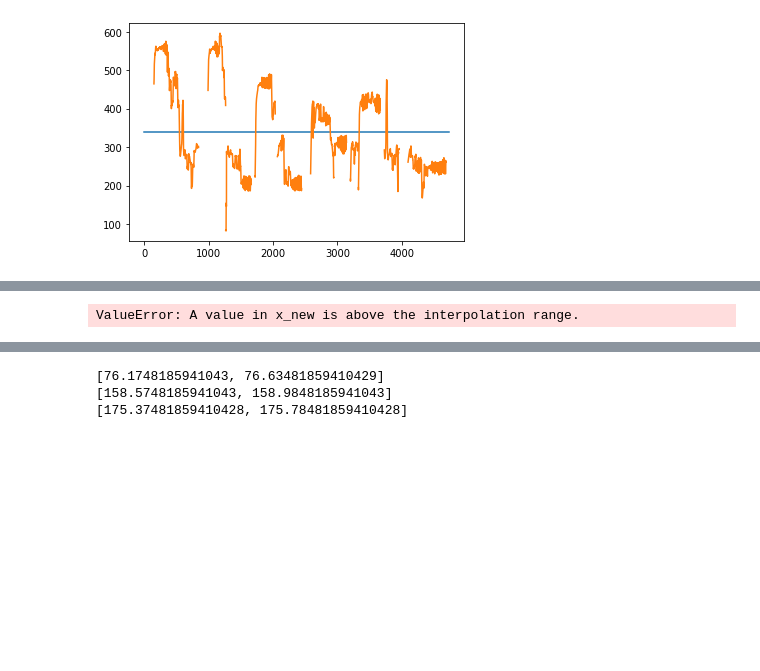
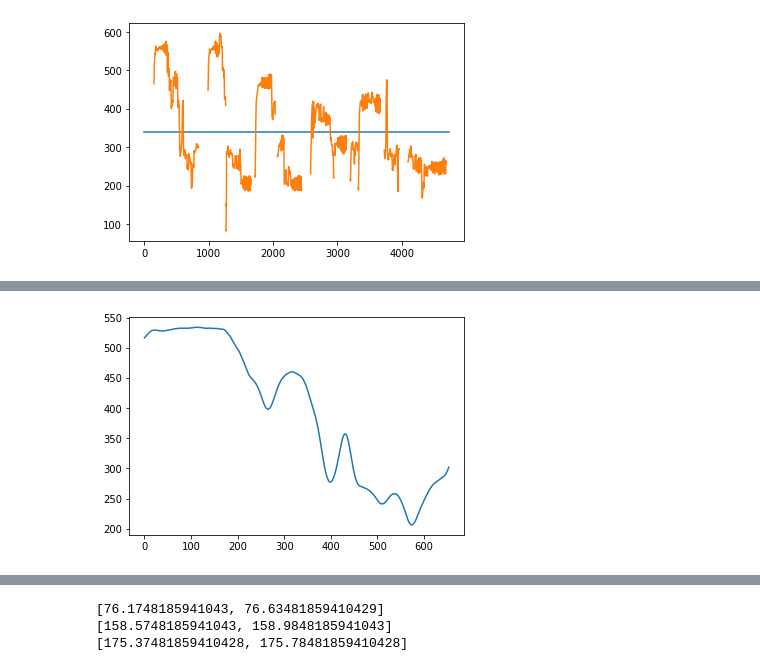
Before and after one commit to EvanSamaa/jali_sing, a Jupyter notebook: Singing Analysis.ipynb, the cells around one changed output, grey strips where cells are left out. Drawn from its saved outputs; the diff is of its cells as text; code cells hidden in the pictures; blank space fills up the shorter version.

```diff
--- a/Singing Analysis.ipynb
+++ b/Singing Analysis.ipynb
@@ -232,7 +238,7 @@ Text(0, 0.5, 'df/dt')
 # Formant Analysis of Belting vs Head voice
 # %%
 from scipy.interpolate import interp1d
-snd = parselmouth.Sound("E:/ten_videos/rolling_in_the_deep/rolling_in_the_deep_2/audio_vocals.wav")
+snd = parselmouth.Sound("/Volumes/EVAN_DISK/ten_videos/rolling_in_the_deep/rolling_in_the_deep_2/audio_vocals.wav")
 # %%
 formant = snd.to_formant_burg(time_step = dt)
 pitch = snd.to_pitch(time_step = time_step, pitch_ceiling = 1000)
@@ -271,7 +277,7 @@ plt.plot(H2_F1)
 [<matplotlib.lines.Line2D at 0x...>]
 [figure]
 # %%
-phoneme_alignment = textgrids.TextGrid("E:/alignment_test/alignment_output/rolling_in_the_deep_2_for_killian.TextGrid")
+phoneme_alignment = textgrids.TextGrid("/Volumes/EVAN_DISK/alignment_test/alignment_output/rolling_in_the_deep_2_for_killian.TextGrid")
 # %%
 VOWELS = set(['AA', 'AE', 'AH', 'AO', 'AW', 'AY', 'EH',
                       'EY', 'IH', 'IY', 'OW', 'OY',
@@ -349,7 +355,7 @@ print(Music_note.note2freq("C6"))
 # %% [markdown]
 ### Using SubHarmonic to Harmonic Ratio to determine Falsetto
 # %%
-audio_path_file = "E:/alignment_test/falsetto/Male_falsetto.wav"
+audio_path_file = "/Volumes/EVAN_DISK/alignment_test/falsetto/Male_falsetto.wav"
 sound = parselmouth.Sound(audio_path_file)
 # %%
 dt = 0.01
@@ -392,7 +398,7 @@ plt.plot(smoothed_H2_H1)
 # %%
 from util.sound_processing import *
 
-dir = "E:/Structured_data/cry_me_a_river_ella_fitzgerald"
+dir = "/Volumes/EVAN_DISK/Structured_data/cry_me_a_river_ella_fitzgerald"
 file_name_template = "audio_1"
 aligned_audio = combine_lyric_alignment_textgrids(dir, file_name_template)
 # %%
@@ -578,9 +551,16 @@ aligned_audio.write_textgrid(dir, file_name_template+"_full")
-# %%
-dir = "E:/Structured_data/rolling_in_the_deep_adele"
-file_name_template = "audio"
-lyric = combine_lyric_alignment_textgrids(dir, file_name_template)
-lyric.compute_self_vibrato_intervals()
-lyric.compute_self_singing_style_intervals()
-lyric.write_textgrid(dir, file_name_template+"_full")
-# %% [output]
-ValueError: A value in x_new is above the interpolation range.
+# %%
+# setting up window function for smoothing
+sigma = 10 # smoothing around the 0.1 second neighbourhood
+window = 1/np.sqrt(np.pi * 2) / sigma * gaussian(sigma * 4, sigma)
+window_short = 1/np.sqrt(np.pi * 2) / sigma * gaussian(sigma * 2, sigma)
+
+# this is the interval with the first long vowel
+interval = sub_intervals[2]
+xs_interval = xs[interval[0]:interval[1]]
+freq_interval = f(xs_interval)
+padded_freq_interval = np.pad(freq_interval, [sigma, sigma], mode = "constant", constant_values = [
+freq_interval[:sigma*2].mean(), freq_interval[sigma:].mean()])
+smoothed_freq = convolve(padded_freq_interval, window, mode="same")[sigma*2:-sigma*2]
+plt.plot(smoothed_freq)
+# %% [output]
+[figure, added]
```
Also changed, not shown: parts of 13 cells of this notebook.
